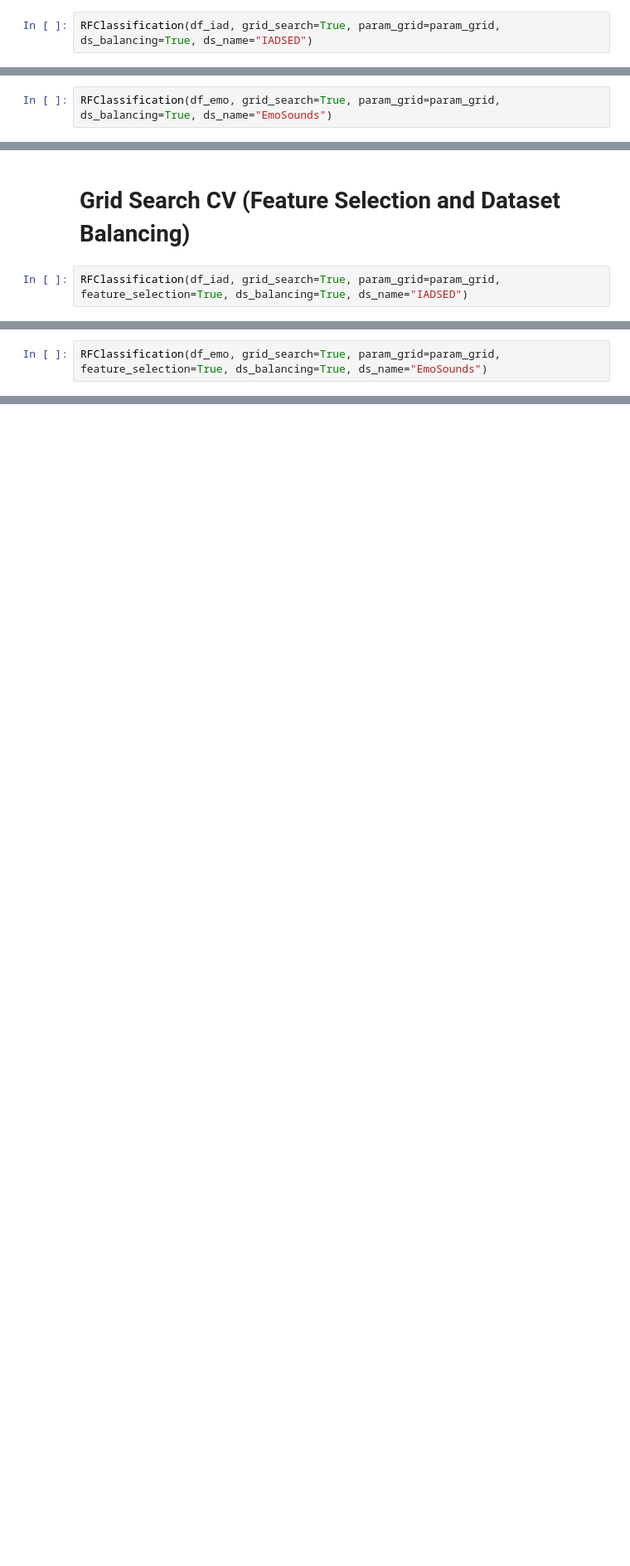
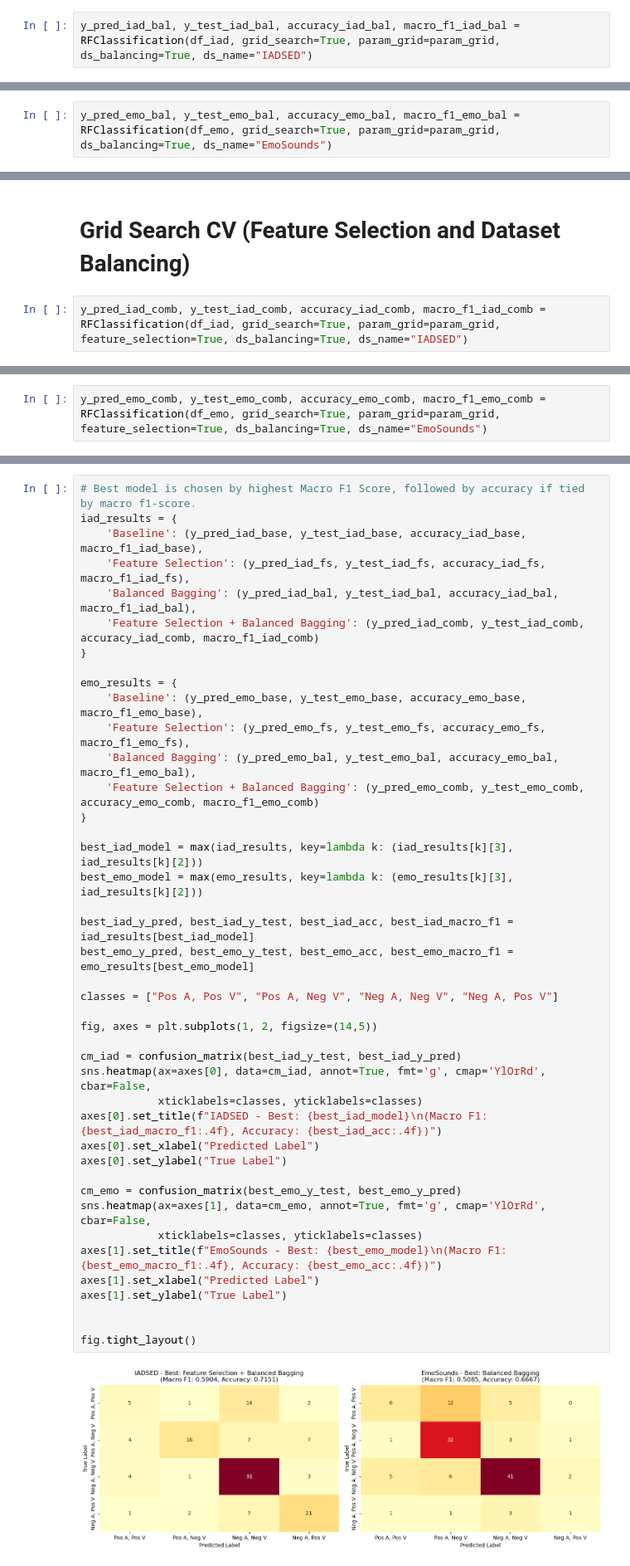
Before and after one commit to jrveloya/nlp-emotion-prediction, a Jupyter notebook: P1-2/models/RandomForestClassifer.ipynb, the cells around one changed output, grey strips where cells are left out. Shown at 83% size. Saved outputs shown, nothing was run; the diff lists cells and outputs as text; blank space fills up the shorter version.

```diff
--- a/P1-2/models/RandomForestClassifer.ipynb
+++ b/P1-2/models/RandomForestClassifer.ipynb
@@ -449,5 +381,5 @@ Positive Arousal, Positive Valence       0.11      0.17      0.13         6
 # %% [markdown]
 # Grid Search CV (Dataset Balancing Only)
 # %%
-RFClassification(df_iad, grid_search=True, param_grid=param_grid, ds_balancing=True, ds_name="IADSED")
+y_pred_iad_bal, y_test_iad_bal, accuracy_iad_bal, macro_f1_iad_bal = RFClassification(df_iad, grid_search=True, param_grid=param_grid, ds_balancing=True, ds_name="IADSED")
 # %% [output]
@@ -467,3 +398,3 @@ Positive Arousal, Positive Valence       0.57      0.68      0.62        31
 # %%
-RFClassification(df_emo, grid_search=True, param_grid=param_grid, ds_balancing=True, ds_name="EmoSounds")
+y_pred_emo_bal, y_test_emo_bal, accuracy_emo_bal, macro_f1_emo_bal = RFClassification(df_emo, grid_search=True, param_grid=param_grid, ds_balancing=True, ds_name="EmoSounds")
 # %% [output]
@@ -483,5 +413,5 @@ Positive Arousal, Positive Valence       1.00      0.17      0.29         6
 # %% [markdown]
 # Grid Search CV (Feature Selection and Dataset Balancing)
 # %%
-RFClassification(df_iad, grid_search=True, param_grid=param_grid, feature_selection=True, ds_balancing=True, ds_name="IADSED")
+y_pred_iad_comb, y_test_iad_comb, accuracy_iad_comb, macro_f1_iad_comb = RFClassification(df_iad, grid_search=True, param_grid=param_grid, feature_selection=True, ds_balancing=True, ds_name="IADSED")
 # %% [output]
@@ -501,3 +430,3 @@ Positive Arousal, Positive Valence       0.55      0.68      0.61        31
 # %%
-RFClassification(df_emo, grid_search=True, param_grid=param_grid, feature_selection=True, ds_balancing=True, ds_name="EmoSounds")
+y_pred_emo_comb, y_test_emo_comb, accuracy_emo_comb, macro_f1_emo_comb = RFClassification(df_emo, grid_search=True, param_grid=param_grid, feature_selection=True, ds_balancing=True, ds_name="EmoSounds")
 # %% [output]
@@ -516,0 +491,44 @@ Positive Arousal, Positive Valence       0.11      0.17      0.13         6
+# %%
+# Best model is chosen by highest Macro F1 Score, followed by accuracy if tied by macro f1-score.
+iad_results = {
+    'Baseline': (y_pred_iad_base, y_test_iad_base, accuracy_iad_base, macro_f1_iad_base),
+    'Feature Selection': (y_pred_iad_fs, y_test_iad_fs, accuracy_iad_fs, macro_f1_iad_fs),
+    'Balanced Bagging': (y_pred_iad_bal, y_test_iad_bal, accuracy_iad_bal, macro_f1_iad_bal),
+    'Feature Selection + Balanced Bagging': (y_pred_iad_comb, y_test_iad_comb, accuracy_iad_comb, macro_f1_iad_comb)
+}
+
+emo_results = {
+    'Baseline': (y_pred_emo_base, y_test_emo_base, accuracy_emo_base, macro_f1_emo_base),
+    'Feature Selection': (y_pred_emo_fs, y_test_emo_fs, accuracy_emo_fs, macro_f1_emo_fs),
+    'Balanced Bagging': (y_pred_emo_bal, y_test_emo_bal, accuracy_emo_bal, macro_f1_emo_bal),
+    'Feature Selection + Balanced Bagging': (y_pred_emo_comb, y_test_emo_comb, accuracy_emo_comb, macro_f1_emo_comb)
+}
+
+best_iad_model = max(iad_results, key=lambda k: (iad_results[k][3], iad_results[k][2]))
+best_emo_model = max(emo_results, key=lambda k: (emo_results[k][3], iad_results[k][2]))
+
+best_iad_y_pred, best_iad_y_test, best_iad_acc, best_iad_macro_f1 = iad_results[best_iad_model]
+best_emo_y_pred, best_emo_y_test, best_emo_acc, best_emo_macro_f1 = emo_results[best_emo_model]
+
+classes = ["Pos A, Pos V", "Pos A, Neg V", "Neg A, Neg V", "Neg A, Pos V"]
+
+fig, axes = plt.subplots(1, 2, figsize=(14,5))
+
+cm_iad = confusion_matrix(best_iad_y_test, best_iad_y_pred)
+sns.heatmap(ax=axes[0], data=cm_iad, annot=True, fmt='g', cmap='YlOrRd', cbar=False,
+            xticklabels=classes, yticklabels=classes)
+axes[0].set_title(f"IADSED - Best: {best_iad_model}\n(Macro F1: {best_iad_macro_f1:.4f}, Accuracy: {best_iad_acc:.4f})")
+axes[0].set_xlabel("Predicted Label")
+axes[0].set_ylabel("True Label")
+
+cm_emo = confusion_matrix(best_emo_y_test, best_emo_y_pred)
+sns.heatmap(ax=axes[1], data=cm_emo, annot=True, fmt='g', cmap='YlOrRd', cbar=False,
+            xticklabels=classes, yticklabels=classes)
+axes[1].set_title(f"EmoSounds - Best: {best_emo_model}\n(Macro F1: {best_emo_macro_f1:.4f}, Accuracy: {best_emo_acc:.4f})")
+axes[1].set_xlabel("Predicted Label")
+axes[1].set_ylabel("True Label")
+
+
+fig.tight_layout()
+# %% [output]
+[figure, added]
```
Also changed, not shown: parts of 24 cells of this notebook, 1 other file.
